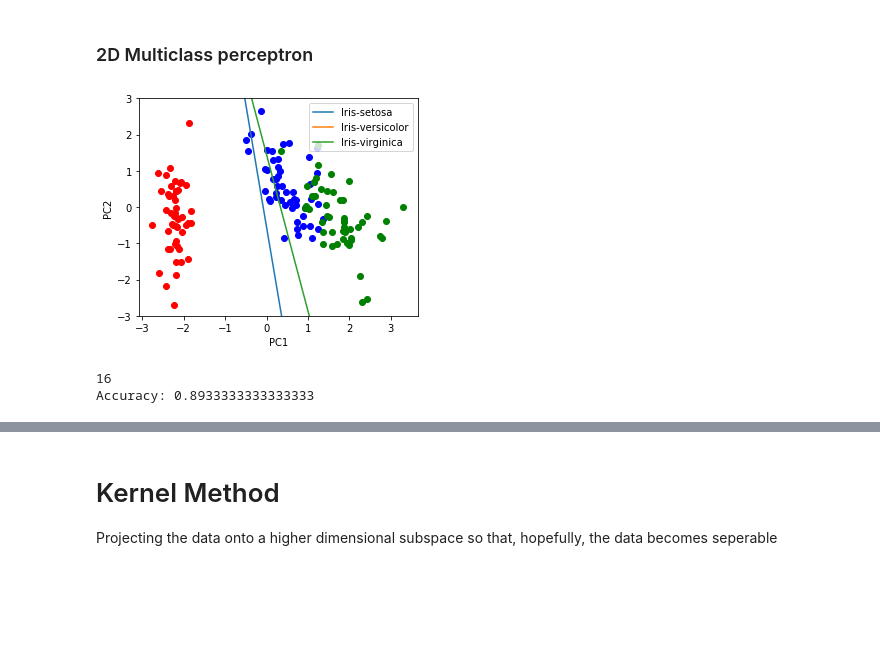
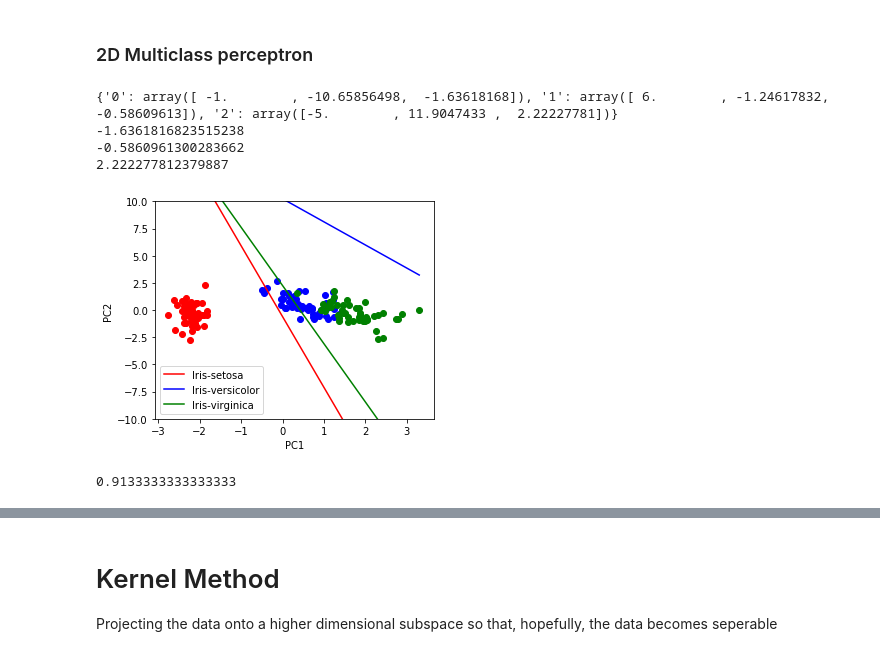
Before and after one commit to tludlow/Iris-Classification, a Jupyter notebook: coursework.ipynb, the cells around one changed output, grey strips where cells are left out. Drawn from its saved outputs; the diff is of its cells as text; code cells hidden in the pictures; blank space fills up the shorter version.

```diff
--- a/coursework.ipynb
+++ b/coursework.ipynb
@@ -211,55 +209,54 @@ fig = plt.figure(figsize=(5, 4))
 ax = fig.add_subplot(1,1,1)
 
 #setosa
-setosa = dimension_reduced_iris.loc[dimension_reduced_iris['label'] == "Iris-setosa"]
+setosa = dimension_reduced_iris.loc[dimension_reduced_iris['label'] == 0]
 plt.scatter(setosa["PC1"], setosa["PC2"], c="r", marker="o")
 
 #versicolor
-versicolor = dimension_reduced_iris.loc[dimension_reduced_iris['label'] == "Iris-versicolor"]
+versicolor = dimension_reduced_iris.loc[dimension_reduced_iris['label'] == 1]
 plt.scatter(versicolor["PC1"], versicolor["PC2"], c="b", marker="o")
 
 #virginica
-virginica = dimension_reduced_iris.loc[dimension_reduced_iris['label'] == "Iris-virginica"]
+virginica = dimension_reduced_iris.loc[dimension_reduced_iris['label'] == 2]
 plt.scatter(virginica["PC1"], virginica["PC2"], c="g", marker="o")
 
 new_x_data = []
 new_y_data = []
 
 for i in projected_list:
     new_x_data.append(i[1])
     new_y_data.append(i[2])
 
+print(twod_mcp.get_weights())
 for i in range(3):
     #calculate the decision boundaries
 
+    markers = ["r", "b", "g"]
+
+
     x0_1 = np.amin(new_x_data)
     x0_2 = np.amax(new_x_data)
+    print(twod_mcp.get_weights()[str(i)][2])
     x1_1 = (-twod_mcp.get_weights()[str(i)][1] * x0_1 - twod_mcp.get_weights()[str(i)][0]) / twod_mcp.get_weights()[str(i)][2]
     x1_2 = (-twod_mcp.get_weights()[str(i)][1] * x0_2 - twod_mcp.get_weights()[str(i)][0]) / twod_mcp.get_weights()[str(i)][2]
 
-    ax.plot([x0_1, x0_2],[x1_1, x1_2])
+    ax.plot([x0_1, x0_2],[x1_1, x1_2], color=markers[i])
 
 
 plt.xlabel("PC1")
 plt.ylabel("PC2")
 plt.legend(["Iris-setosa", "Iris-versicolor", "Iris-virginica"])
-plt.ylim([-3,3])
+plt.ylim([-10,10])
 plt.show()
 
-inaccurate_predictions = 0
-for i in projected_list:
-    prediction = int(twod_mcp.predict(i[1:-1]))
-    actual = i[3]
-    if actual != prediction:
-        inaccurate_predictions += 1
-
-print(inaccurate_predictions)
-accuracy = (150-inaccurate_predictions)/150
-print("Accuracy: " + str(accuracy))
+print(twod_mcp.get_accuracy())
 # %% [output]
+{'0': array([ -1.        , -10.65856498,  -1.63618168]), '1': array([ 6.        , -1.24617832, -0.58609613]), '2': array([-5.        , 11.9047433 ,  2.22227781])}
+-1.6361816823515238
+-0.5860961300283662
+2.222277812379887
-[figure, old version]
+[figure, new version]
-16
-Accuracy: 0.8933333333333333
+0.9133333333333333
 # %%
 random_list=[
              [1, 1, 0], [1.6, 2.8, 0], [1.5, 3, 0], [1.3, 1.4, 0], [1.1, 1.2, 0],
```
Also changed, not shown: parts of 5 cells of this notebook.
